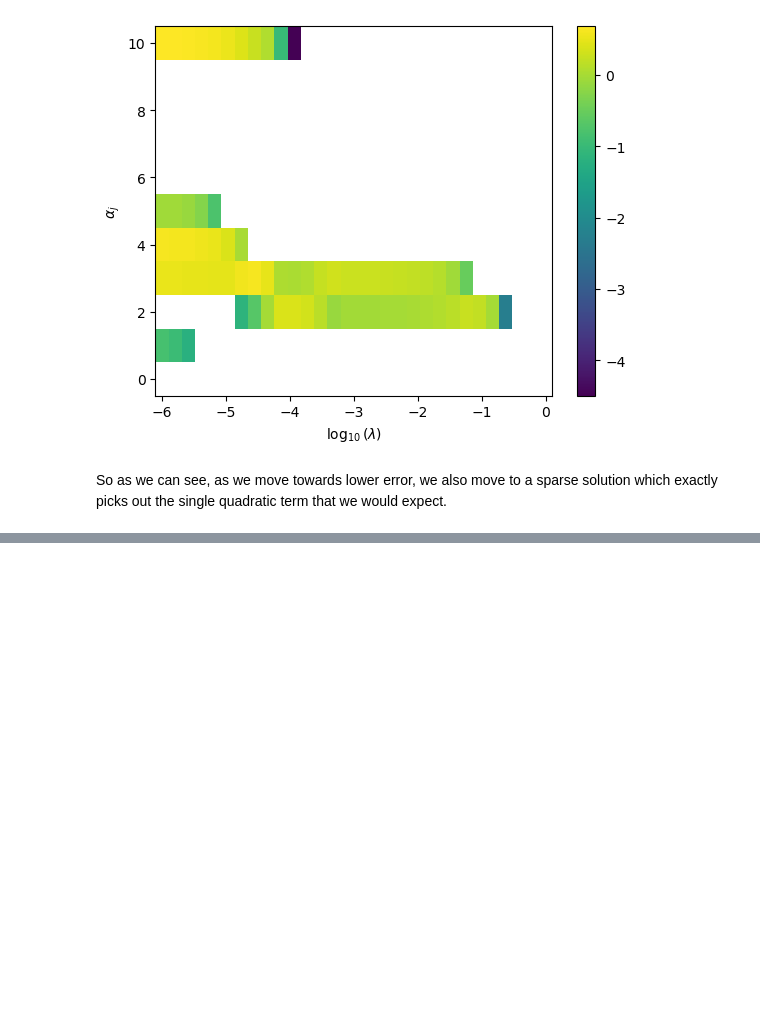
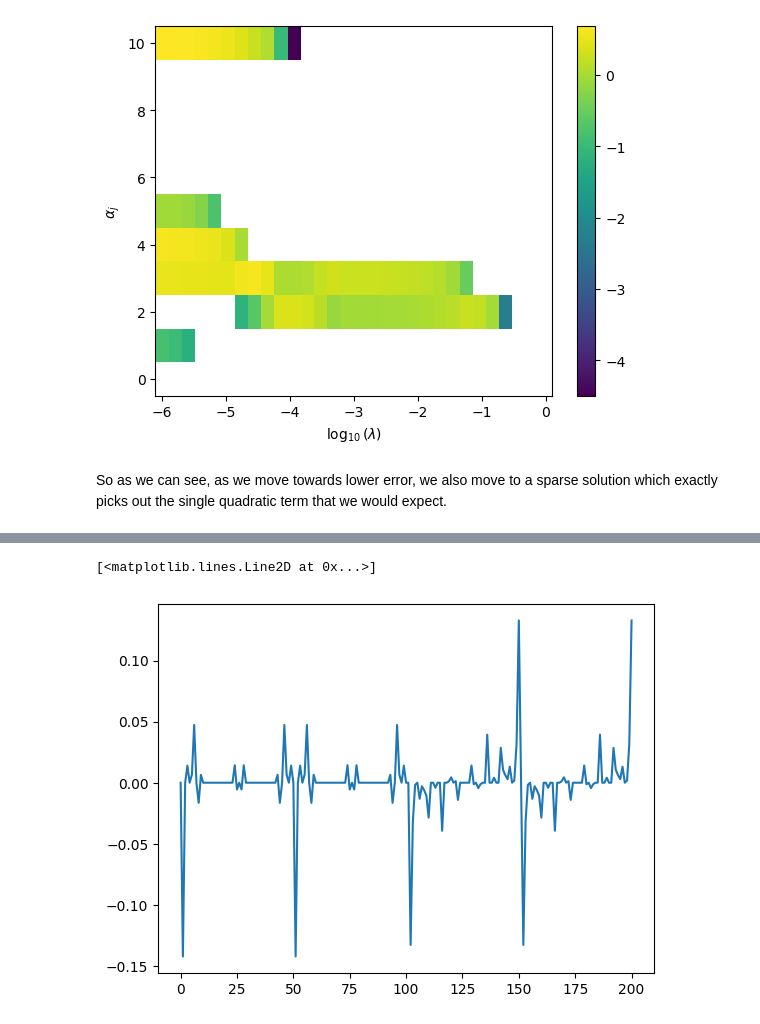
Before and after one commit to cwcurtis/MATH-596-Mathematical-Data-Science, a Jupyter notebook: Lecture_Notes/LASSO_Cross_Validation_Tests.ipynb, the cells around one changed output, grey strips where cells are left out. Cells and saved outputs as stored; diff of their text form; code cells hidden in the pictures; blank space fills up the shorter version.

```diff
--- a/Lecture_Notes/LASSO_Cross_Validation_Tests.ipynb
+++ b/Lecture_Notes/LASSO_Cross_Validation_Tests.ipynb
@@ -174,0 +257,5 @@ but ultimately we need a new software tool by way of the `cvxpy` library.
+# %%
+plt.plot(alpha_values[mchoice_index][pval:])
+# %% [output]
+[<matplotlib.lines.Line2D at 0x...>]
+[figure, added]
```
Also changed, not shown: parts of 12 cells of this notebook, 1 other file.
